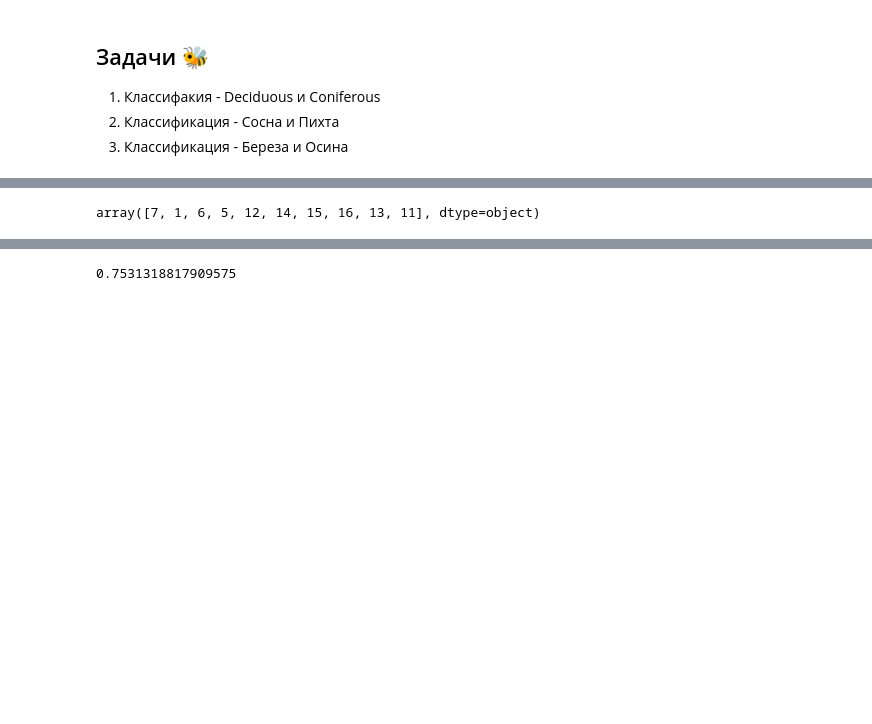
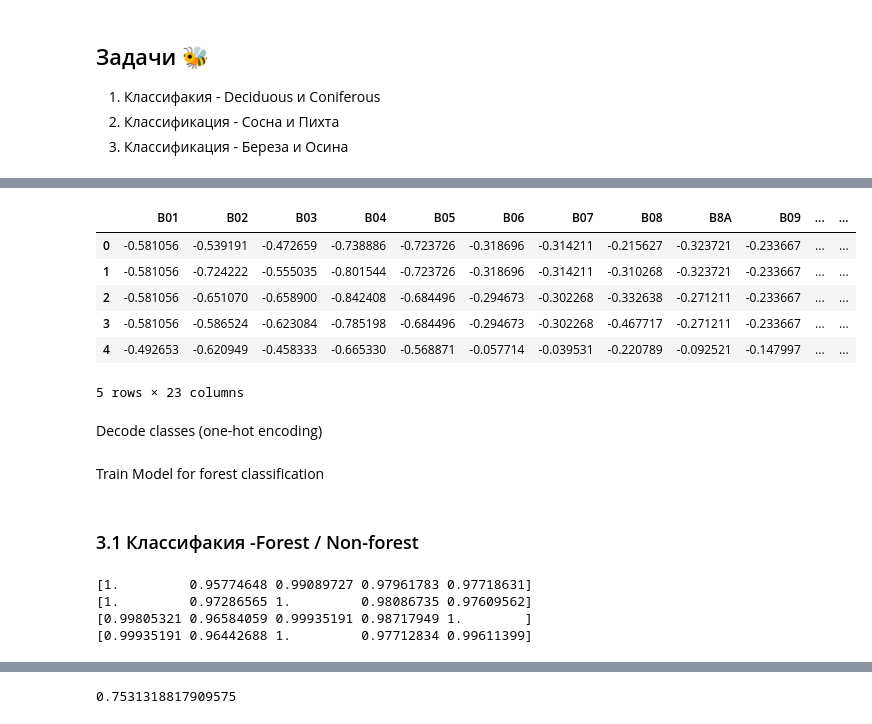
Before and after one commit to mishagrol/ForestMapping, a Jupyter notebook: notebooks/ForrestMapping.ipynb, the cells around one changed output, grey strips where cells are left out. Saved outputs shown, nothing was run; the diff lists cells and outputs as text; code cells hidden in the pictures; blank space fills up the shorter version.

Commit message:
add: Colab and models

```diff
--- a/notebooks/ForrestMapping.ipynb
+++ b/notebooks/ForrestMapping.ipynb
@@ -170,2 +113,0 @@ fci = pd.DataFrame(np.sqrt(bands['B04'] * bands['B08']), columns=['FCI'])
-# %%
-bands = pd.concat([bands.iloc[:, :-2],  fci, bands.iloc[:, -2:]], axis=1)
@@ -171,0 +116,8 @@ bands = pd.concat([bands.iloc[:, :-2],  fci, bands.iloc[:, -2:]], axis=1)
+# %%
+forest_scaler = StandardScaler()
+
+forest_scaler.fit(df.iloc[:, :-2].values)
+
+scaled_values = forest_scaler.transform(df.iloc[:, :-2].values)
+
+dump(forest_scaler, '../models/forest_scaler.joblib')
@@ -172,3 +126,6 @@ bands = pd.concat([bands.iloc[:, :-2],  fci, bands.iloc[:, -2:]], axis=1)
+# %%
+df.iloc[:, :-2] = scaled_values
+df.to_csv('settlements.csv')
 # %% [markdown]
 ## 3. Clustering
 # %%
@@ -456,4 +402,0 @@ df.iloc[:, :-3] = StandardScaler().fit_transform(df.iloc[:, :-3])
-# %%
-df['class'].unique()
-# %% [output]
-array([7, 1, 6, 5, 12, 14, 15, 16, 13, 11], dtype=object)
@@ -479,0 +403,14 @@ y_test = test['forest_type'].astype(int)
+# %%
+df = clustered_df.drop(columns='clusters').copy()
+# %%
+df.head()
+# %% [output]
+|  | B01 | B02 | B03 | B04 | B05 | B06 | B07 | B08 | B8A | B09 | ... | ... |
+| 0 | -0.581056 | -0.539191 | -0.472659 | -0.738886 | -0.723726 | -0.318696 | -0.314211 | -0.215627 | -0.323721 | -0.233667 | ... | ... |
+| 1 | -0.581056 | -0.724222 | -0.555035 | -0.801544 | -0.723726 | -0.318696 | -0.314211 | -0.310268 | -0.323721 | -0.233667 | ... | ... |
+| 2 | -0.581056 | -0.651070 | -0.658900 | -0.842408 | -0.684496 | -0.294673 | -0.302268 | -0.332638 | -0.271211 | -0.233667 | ... | ... |
+| 3 | -0.581056 | -0.586524 | -0.623084 | -0.785198 | -0.684496 | -0.294673 | -0.302268 | -0.467717 | -0.271211 | -0.233667 | ... | ... |
+| 4 | -0.492653 | -0.620949 | -0.458333 | -0.665330 | -0.568871 | -0.057714 | -0.039531 | -0.220789 | -0.092521 | -0.147997 | ... | ... |
+5 rows × 23 columns
+# %% [markdown]
+Decode classes (one-hot encoding)
@@ -479,0 +419,12 @@ y_test = test['forest_type'].astype(int)
+# %% [markdown]
+Train Model for forest classification
+# %% [markdown]
+### 3.1 Классифакия -Forest / Non-forest
+# %%
+# Log model name and f1 for cross validation
+results = train_ml_model(df=df_coded, gdf=gdf, target='forest')
+# %% [output]
+[1.         0.95774648 0.99089727 0.97961783 0.97718631]
+[1.         0.97286565 1.         0.98086735 0.97609562]
+[0.99805321 0.96584059 0.99935191 0.98717949 1.        ]
+[0.99935191 0.96442688 1.         0.97712834 0.99611399]
```
Also changed, not shown: parts of 47 cells of this notebook, 6 other files.
